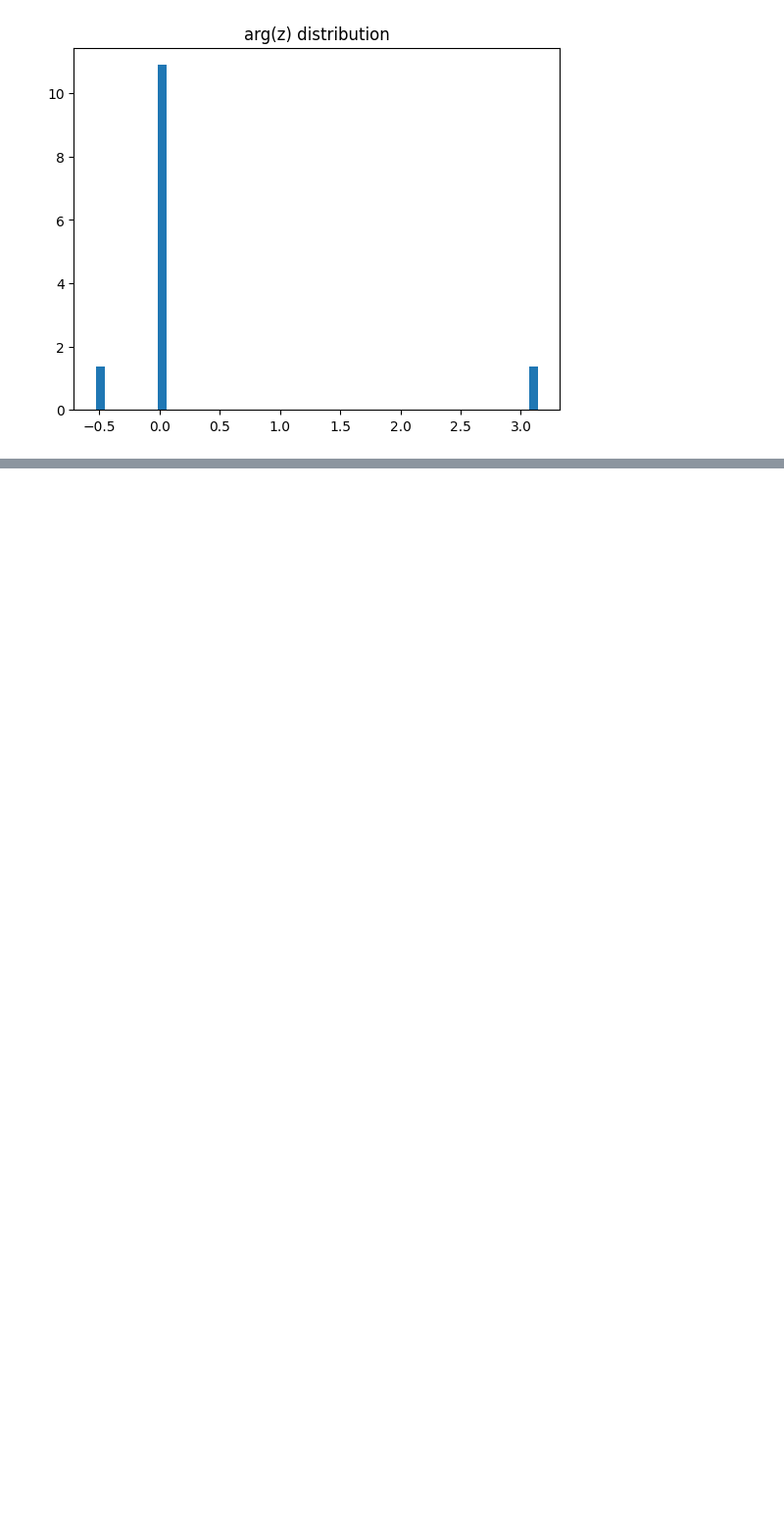
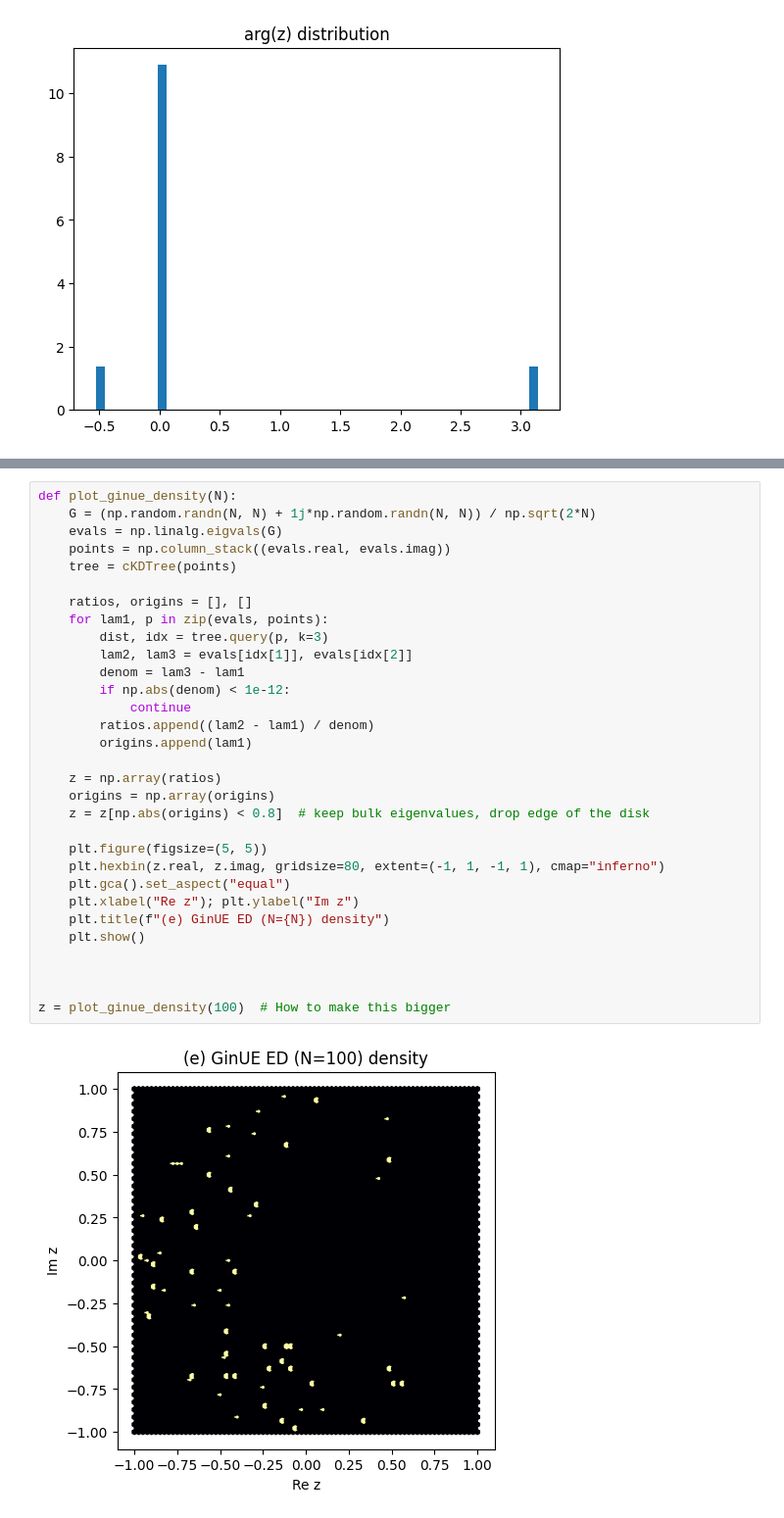
Before and after one commit to IgnacioMPineda/Cellular-automata-simulator---SP2026, a Jupyter notebook: Notebook_4.ipynb, the cells around one changed output, grey strips where cells are left out. Shown at 98% size. Cells and saved outputs as stored; diff of their text form; blank space fills up the shorter version.

```diff
--- a/Notebook_4.ipynb
+++ b/Notebook_4.ipynb
@@ -133,0 +212,33 @@ Distance: [0.93416663 0.60582804 0.99999996 0.99999996 1.         0.81206756
+# %%
+def plot_ginue_density(N):
+    G = (np.random.randn(N, N) + 1j*np.random.randn(N, N)) / np.sqrt(2*N)
+    evals = np.linalg.eigvals(G)
+    points = np.column_stack((evals.real, evals.imag))
+    tree = cKDTree(points)
+
+    ratios, origins = [], []
+    for lam1, p in zip(evals, points):
+        dist, idx = tree.query(p, k=3)
+        lam2, lam3 = evals[idx[1]], evals[idx[2]]
+        denom = lam3 - lam1
+        if np.abs(denom) < 1e-12:
+            continue
+        ratios.append((lam2 - lam1) / denom)
+        origins.append(lam1)
+
+    z = np.array(ratios)
+    origins = np.array(origins)
+    z = z[np.abs(origins) < 0.8]  # keep bulk eigenvalues, drop edge of the disk
+
+    plt.figure(figsize=(5, 5))
+    plt.hexbin(z.real, z.imag, gridsize=80, extent=(-1, 1, -1, 1), cmap="inferno")
+    plt.gca().set_aspect("equal")
+    plt.xlabel("Re z"); plt.ylabel("Im z")
+    plt.title(f"(e) GinUE ED (N={N}) density")
+    plt.show()
+
+
+
+z = plot_ginue_density(100)  # How to make this bigger
+# %% [output]
+[figure, added]
```
Also changed, not shown: parts of 19 cells of this notebook.
